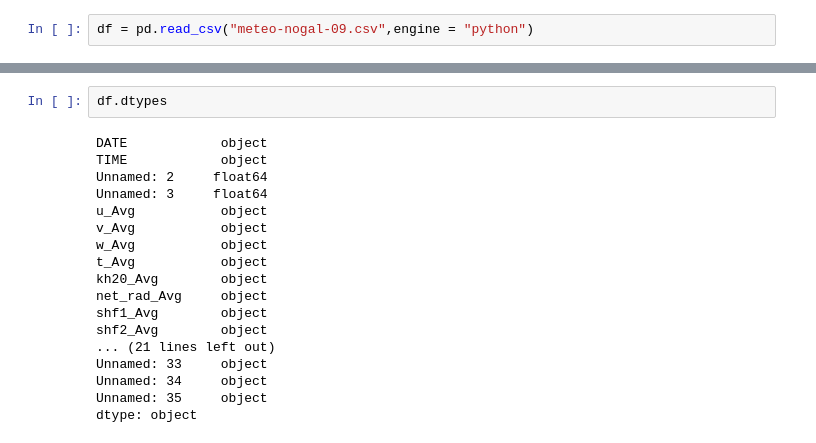
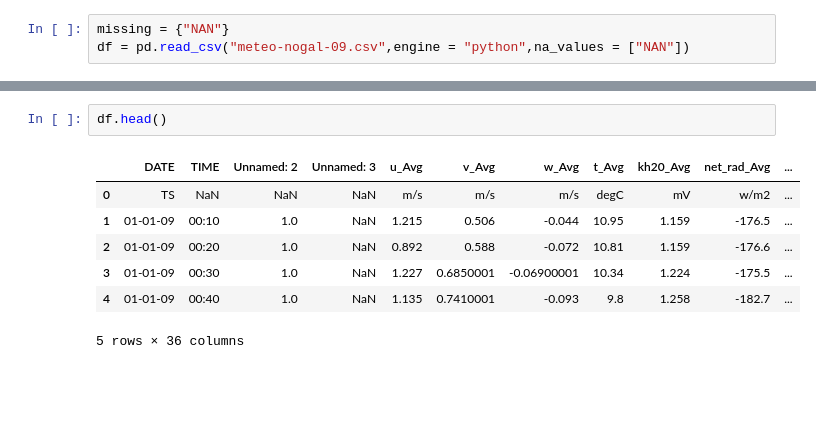
Before and after one commit to Askleth/Archivero, a Jupyter notebook: Actividad_7/Act7.ipynb, the cells around one changed output, grey strips where cells are left out. Cells and saved outputs as stored; diff of their text form; blank space fills up the shorter version.

```diff
--- a/Actividad_7/Act7.ipynb
+++ b/Actividad_7/Act7.ipynb
@@ -5,2 +6,3 @@ import re
 # %%
-df = pd.read_csv("meteo-nogal-09.csv",engine = "python")
+missing = {"NAN"}
+df = pd.read_csv("meteo-nogal-09.csv",engine = "python",na_values = ["NAN"])
@@ -7,20 +50,10 @@ df = pd.read_csv("meteo-nogal-09.csv",engine = "python")
 # %%
-df.dtypes
+df.head()
 # %% [output]
+|  | DATE | TIME | Unnamed: 2 | Unnamed: 3 | u_Avg | v_Avg | w_Avg | t_Avg | kh20_Avg | net_rad_Avg | ... |
+| 0 | TS | NaN | NaN | NaN | m/s | m/s | m/s | degC | mV | w/m2 | ... |
+| 1 | 01-01-09 | 00:10 | 1.0 | NaN | 1.215 | 0.506 | -0.044 | 10.95 | 1.159 | -176.5 | ... |
+| 2 | 01-01-09 | 00:20 | 1.0 | NaN | 0.892 | 0.588 | -0.072 | 10.81 | 1.159 | -176.6 | ... |
+| 3 | 01-01-09 | 00:30 | 1.0 | NaN | 1.227 | 0.6850001 | -0.06900001 | 10.34 | 1.224 | -175.5 | ... |
+| 4 | 01-01-09 | 00:40 | 1.0 | NaN | 1.135 | 0.7410001 | -0.093 | 9.8 | 1.258 | -182.7 | ... |
-DATE            object
-TIME            object
-Unnamed: 2     float64
-Unnamed: 3     float64
-u_Avg           object
-v_Avg           object
-w_Avg           object
-t_Avg           object
-kh20_Avg        object
-net_rad_Avg     object
-shf1_Avg        object
-shf2_Avg        object
-... (21 lines left out)
-Unnamed: 33     object
-Unnamed: 34     object
-Unnamed: 35     object
-dtype: object
+5 rows × 36 columns
```
Also changed, not shown: parts of 15 cells of this notebook, 1 other file.
